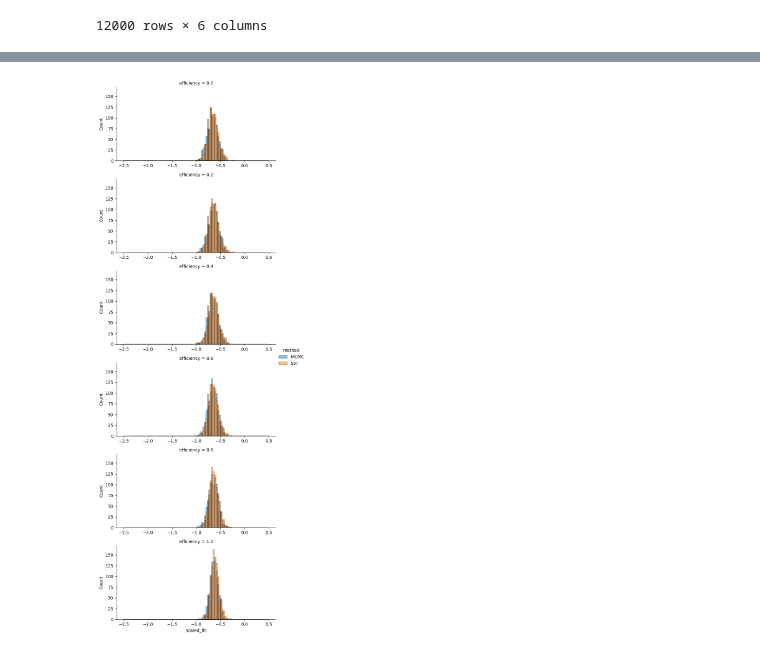
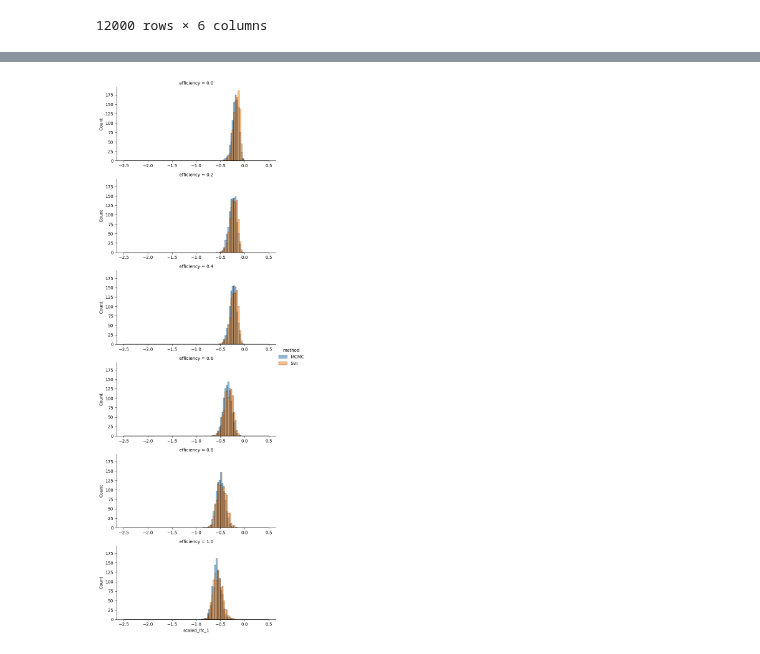
Before and after one commit to pinellolab/PerTurbo, a Jupyter notebook: docs/notebooks/guide_efficiency_tests.ipynb, the cells around one changed output, grey strips where cells are left out. Saved outputs shown, nothing was run; the diff lists cells and outputs as text; code cells hidden in the pictures.

```diff
--- a/docs/notebooks/guide_efficiency_tests.ipynb
+++ b/docs/notebooks/guide_efficiency_tests.ipynb
@@ -158,3 +158,10 @@ lfc_all_df
 | 998 | -0.729136 | 0.853268 | 0.910699 | SVI | 1.0 | -0.664024 |
 | 999 | -0.732505 | 0.939045 | 0.886319 | SVI | 1.0 | -0.649234 |
 12000 rows × 6 columns
+# %%
+import seaborn as sns
+import matplotlib.pyplot as plt
+
+n_bins = 100
+lfc_all_df = lfc_all_df.assign(scaled_lfc_1=lambda x: x["log2_fold_change"] * x["guide_1"], scaled_lfc_2=lambda x: x["log2_fold_change"] * x["guide_2"])
+lfc_all_df
@@ -161,14 +182,9 @@ lfc_all_df
 # %%
-import seaborn as sns
-import matplotlib.pyplot as plt
-
-n_bins = 100
-
 g = sns.FacetGrid(lfc_all_df, row="efficiency", hue="method", height=3, aspect=2, sharex=False)
-g.map(sns.histplot, "scaled_lfc", alpha=0.5, bins=np.linspace(-2.5, 0.5, n_bins))
+g.map(sns.histplot, "scaled_lfc_1", alpha=0.5, bins=np.linspace(-2.5, 0.5, n_bins))
 # Add a legend
 g.add_legend()
 
 plt.show()
 # %% [output]
-[figure, old version]
+[figure, new version]
```
Also changed, not shown: parts of 1 cell of this notebook, 3 other files.
